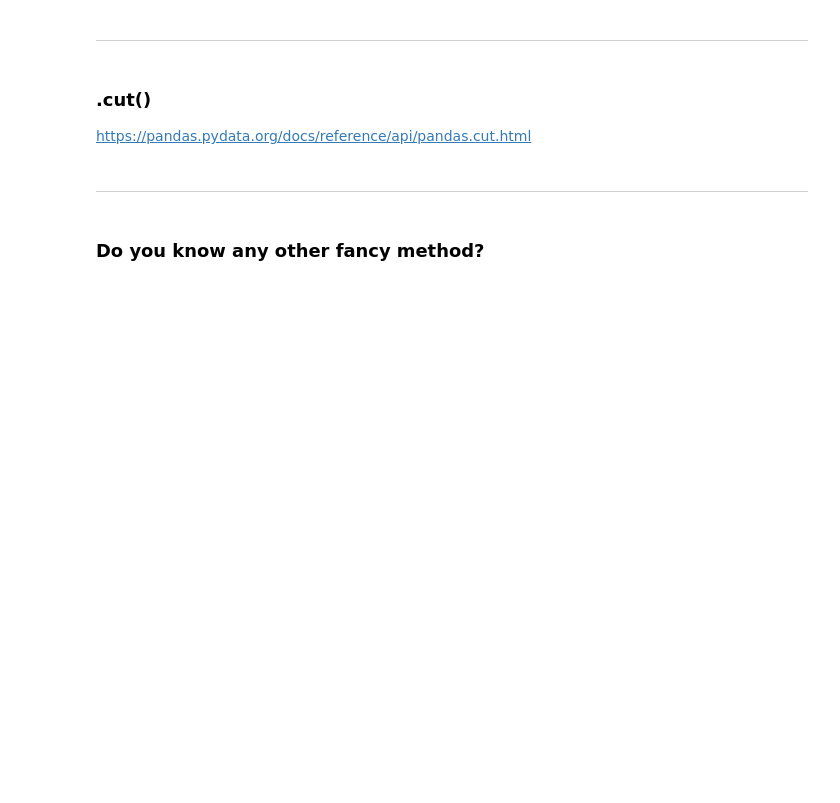
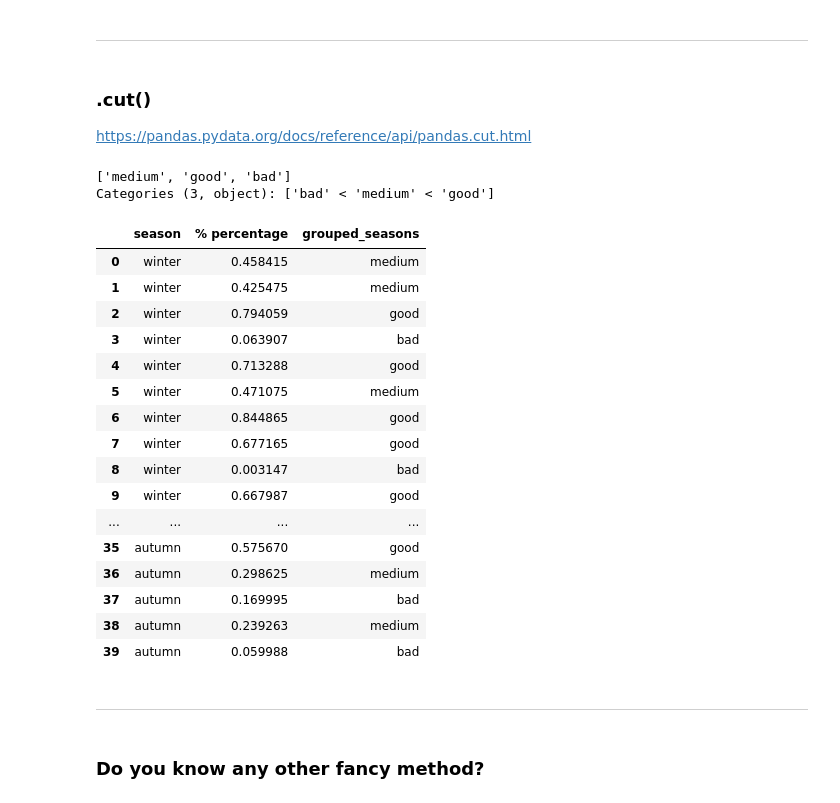
Before and after one commit to Fvperez1/dataptmad0522_lessons, a Jupyter notebook: m1/20220706_etl_advanced_pandas.ipynb, the cells around one changed output. Saved outputs shown, nothing was run; the diff lists cells and outputs as text; code cells hidden in the pictures; blank space fills up the shorter version.

```diff
--- a/m1/20220706_etl_advanced_pandas.ipynb
+++ b/m1/20220706_etl_advanced_pandas.ipynb
@@ -181,10 +501,30 @@ unpivoted
 
 https://pandas.pydata.org/docs/reference/api/pandas.cut.html
 # %%
-#bins = [0, 0.2, 0.5, 1]
-unpivoted['grouped_seasons'] = pd.cut(unpivoted['% percentage'], 3)#, labels=["bad", "medium", "good"])
+bins = [0, 0.2, 0.5, 1]
+unpivoted['grouped_seasons'] = pd.cut(unpivoted['% percentage'], bins, labels=["bad", "medium", "good"])
 print(unpivoted['grouped_seasons'].unique())
 unpivoted
+# %% [output]
+['medium', 'good', 'bad']
+Categories (3, object): ['bad' < 'medium' < 'good']
+|  | season | % percentage | grouped_seasons |
+| 0 | winter | 0.458415 | medium |
+| 1 | winter | 0.425475 | medium |
+| 2 | winter | 0.794059 | good |
+| 3 | winter | 0.063907 | bad |
+| 4 | winter | 0.713288 | good |
+| 5 | winter | 0.471075 | medium |
+| 6 | winter | 0.844865 | good |
+| 7 | winter | 0.677165 | good |
+| 8 | winter | 0.003147 | bad |
+| 9 | winter | 0.667987 | good |
+| ... | ... | ... | ... |
+| 35 | autumn | 0.575670 | good |
+| 36 | autumn | 0.298625 | medium |
+| 37 | autumn | 0.169995 | bad |
+| 38 | autumn | 0.239263 | medium |
+| 39 | autumn | 0.059988 | bad |
 # %% [markdown]
 ---
 # %% [markdown]
```
Also changed, not shown: parts of 26 cells of this notebook, 9 other files.
